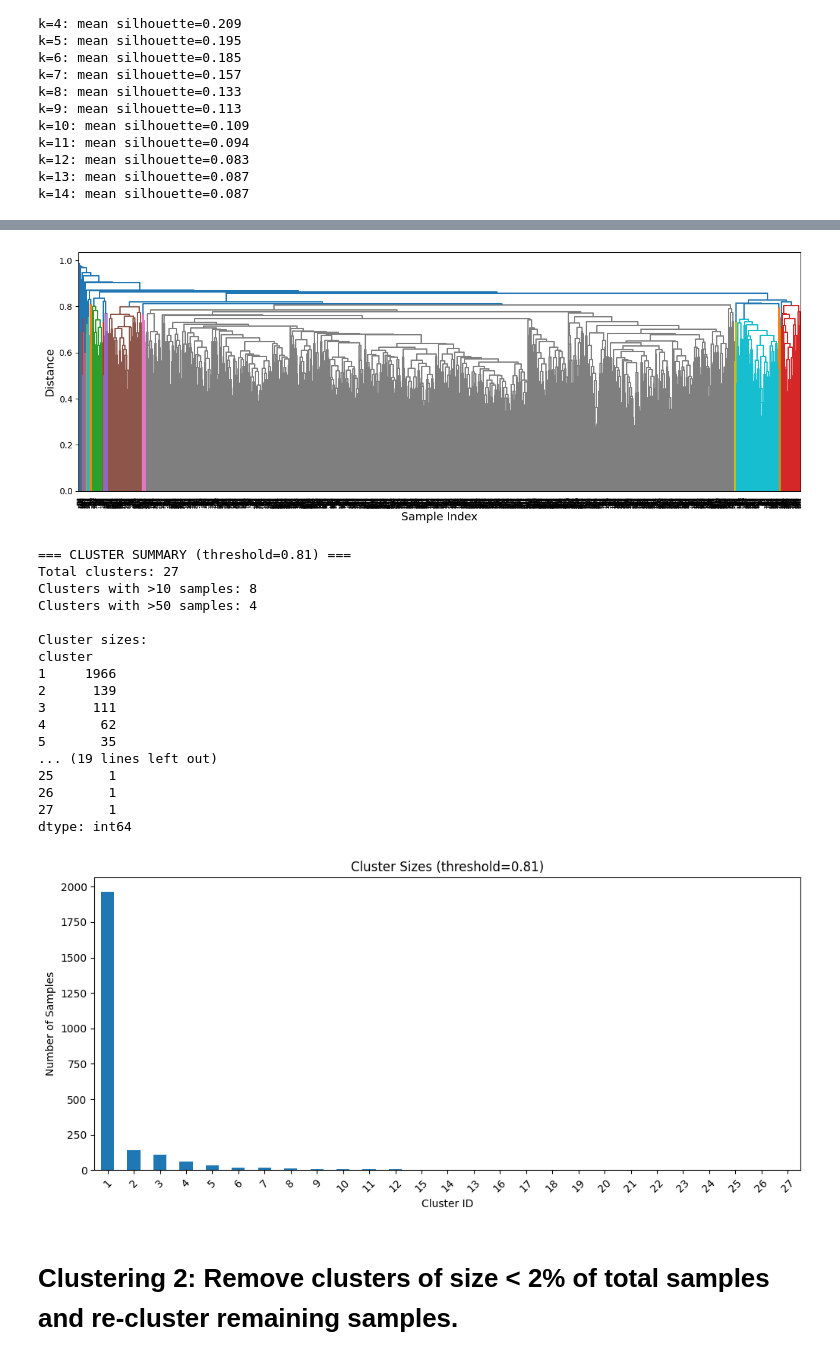
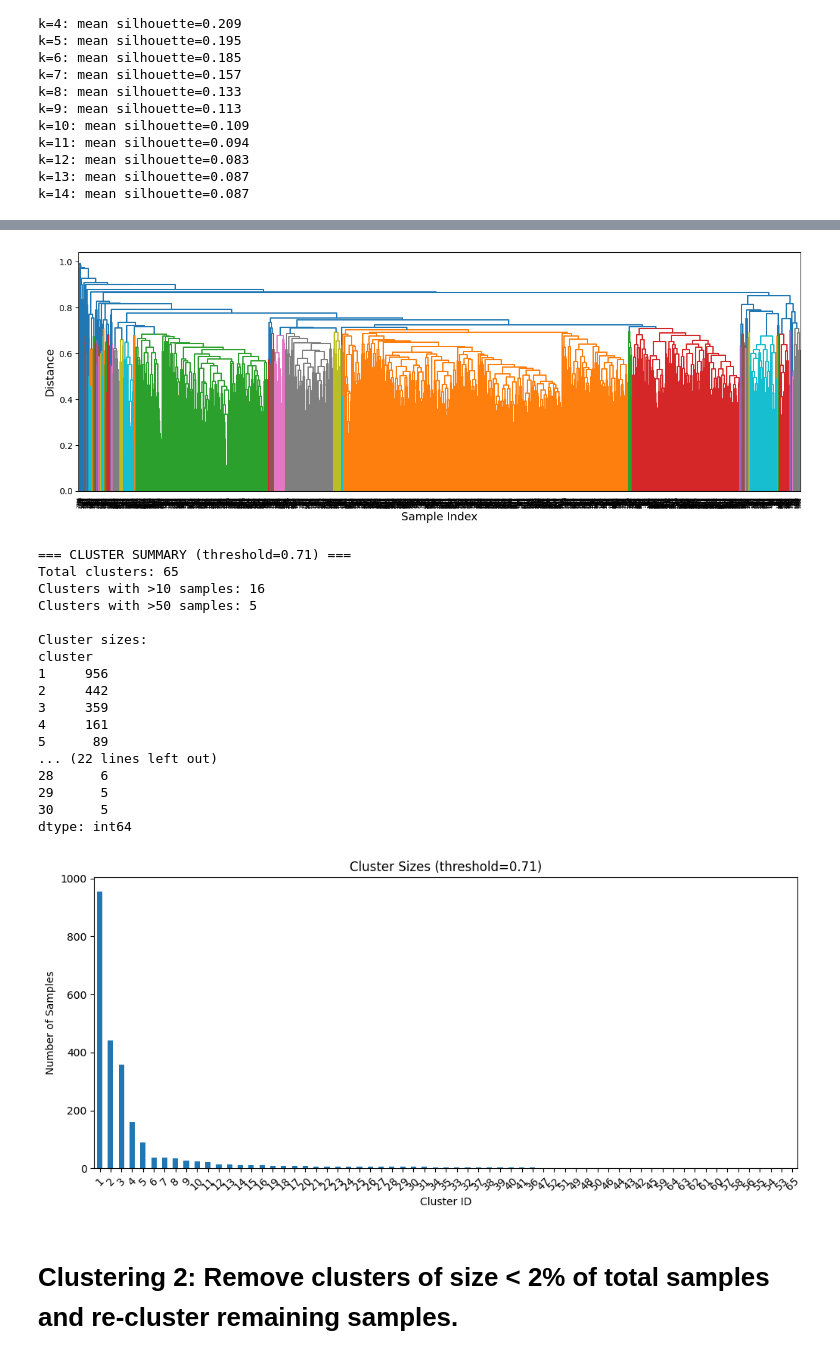
Before and after one commit to jppeirce/ltrm_fish, a Jupyter notebook: 2cluster_analysis.ipynb, the cells around one changed output, grey strips where cells are left out. Saved outputs shown, nothing was run; the diff lists cells and outputs as text; code cells hidden in the pictures.

```diff
--- a/2cluster_analysis.ipynb
+++ b/2cluster_analysis.ipynb
@@ -290,7 +290,7 @@ from scipy.cluster.hierarchy import dendrogram
 
 linked_jaccard = linkage(dist_matrix_jac, method='average')
 
-cluster_threshold = best_ari['threshold']
+cluster_threshold = .71
 plt.figure(figsize=(15, 5))
 dendrogram(linked_jaccard, color_threshold=cluster_threshold) # you can change this value to change the number of clusters you get
 plt.xlabel("Sample Index", fontsize=13)
@@ -298,52 +298,52 @@ plt.ylabel("Distance", fontsize=13)
 plt.show()
 
 # First assign clusters using fcluster
 agg_df['cluster'] = fcluster(linked_jaccard, t=cluster_threshold, criterion='distance')
 fish_df['cluster'] = agg_df['cluster']
 
 # Then reassign cluster numbers in order by cluster size (largest = 1)
 cluster_sizes = agg_df['cluster'].value_counts().sort_values(ascending=False)
 cluster_map = {old: new for new, old in enumerate(cluster_sizes.index, 1)}
 agg_df['cluster'] = agg_df['cluster'].map(cluster_map)
 fish_df['cluster'] = agg_df['cluster']
 
 # Summary of clusters
 cluster_summary = agg_df.groupby('cluster').size().sort_values(ascending=False)
 print(f"\n=== CLUSTER SUMMARY (threshold={cluster_threshold}) ===")
 print(f"Total clusters: {len(cluster_summary)}")
 print(f"Clusters with >10 samples: {(cluster_summary >= 10).sum()}")
 print(f"Clusters with >50 samples: {(cluster_summary >= 50).sum()}")
 print(f"\nCluster sizes:")
 print(cluster_summary.head(30))
 
 # Visualize cluster size distribution
 plt.figure(figsize=(12, 5))
 cluster_summary.plot(kind='bar')
 plt.xlabel('Cluster ID')
 plt.ylabel('Number of Samples')
 plt.title(f'Cluster Sizes (threshold={cluster_threshold})')
 plt.xticks(rotation=45);
 #print(agg_df.groupby('cluster').size())
 # %% [output]
-[figure, old version]
+[figure, new version]
-=== CLUSTER SUMMARY (threshold=0.81) ===
-Total clusters: 27
-Clusters with >10 samples: 8
-Clusters with >50 samples: 4
+=== CLUSTER SUMMARY (threshold=0.71) ===
+Total clusters: 65
+Clusters with >10 samples: 16
+Clusters with >50 samples: 5
 
 Cluster sizes:
 cluster
-1     1966
-2      139
-3      111
-4       62
-5       35
-... (19 lines left out)
-25       1
-26       1
-27       1
+1     956
+2     442
+3     359
+4     161
+5      89
+... (22 lines left out)
+28      6
+29      5
+30      5
 dtype: int64
-[figure, old version]
+[figure, new version]
 # %%
 # Save for heatmap in 3cluster_visualization
 agg_df.to_csv('pandas/agg_df_cluster1.csv', index=False)
```
Also changed, not shown: parts of 9 cells of this notebook, 5 other files.
